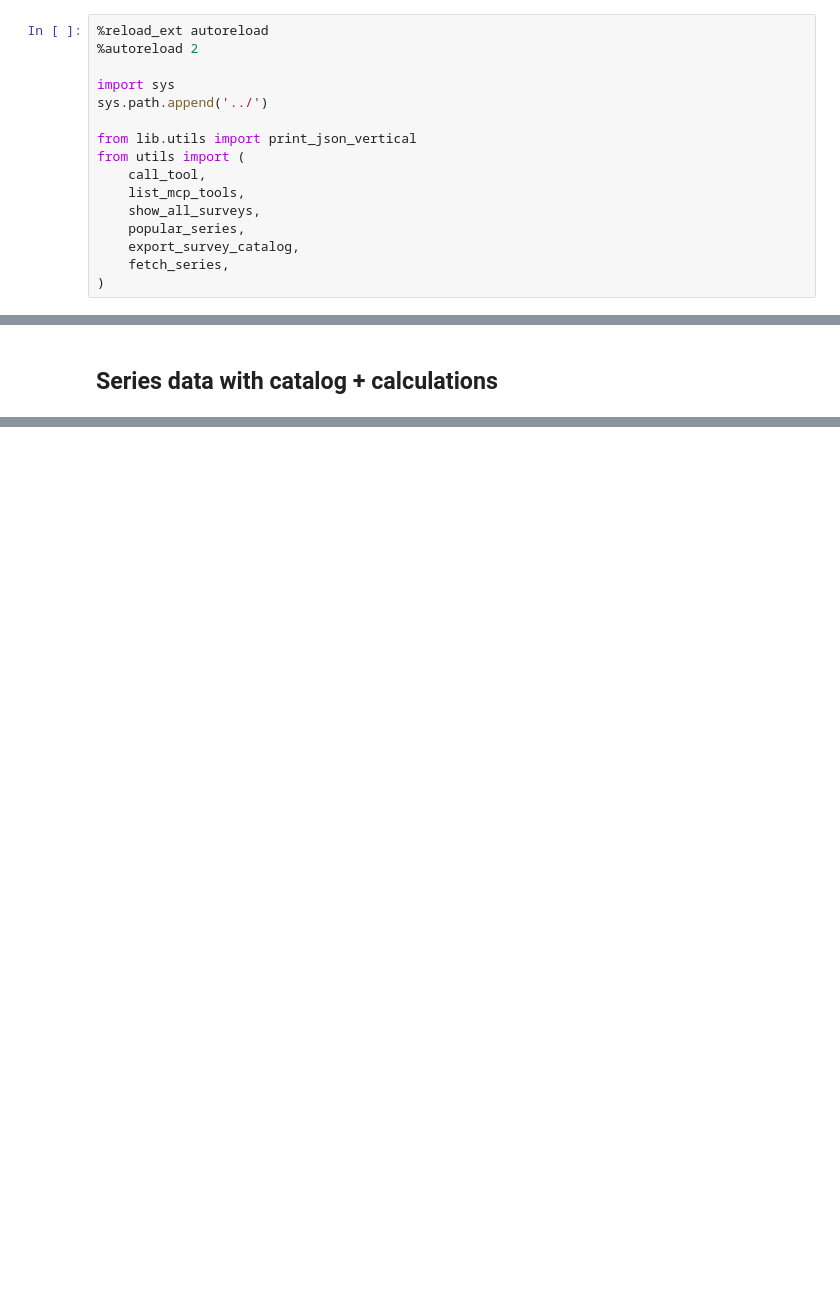
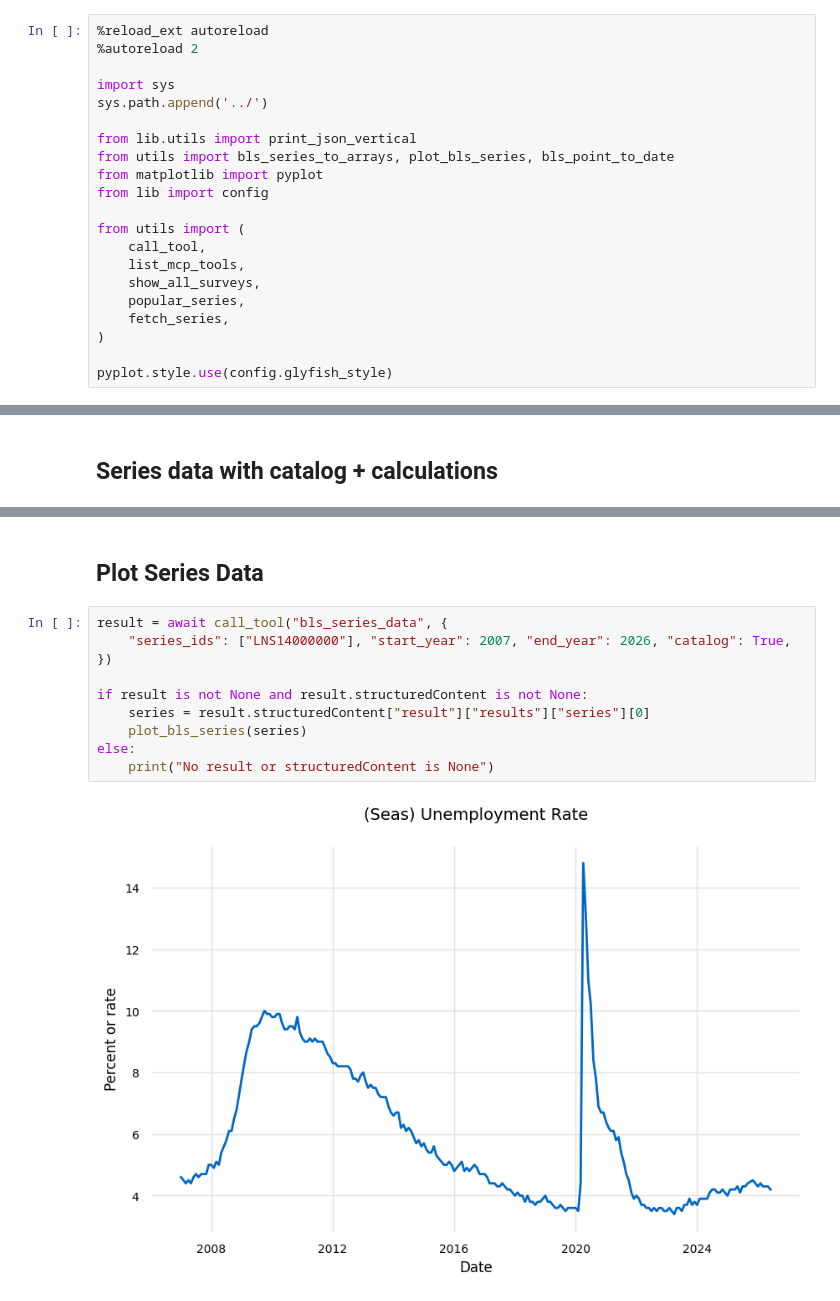
Before and after one commit to glyfish/meida, a Jupyter notebook: notebooks/bls/api.ipynb, the cells around one changed output, grey strips where cells are left out. Cells and saved outputs as stored; diff of their text form; blank space fills up the shorter version.

Commit message:
added BLS data and started bulding data for document store.

```diff
--- a/notebooks/bls/api.ipynb
+++ b/notebooks/bls/api.ipynb
@@ -10,14 +10,19 @@ import sys
 sys.path.append('../')
 
 from lib.utils import print_json_vertical
+from utils import bls_series_to_arrays, plot_bls_series, bls_point_to_date
+from matplotlib import pyplot
+from lib import config
+
 from utils import (
     call_tool,
     list_mcp_tools,
     show_all_surveys,
     popular_series,
-    export_survey_catalog,
     fetch_series,
 )
+
+pyplot.style.use(config.glyfish_style)
 # %% [markdown]
 ## Available tools
 # %%
@@ -57,0 +162,14 @@ print_json_vertical(result.structuredContent["result"])
+# %% [markdown]
+## Plot Series Data
+# %%
+result = await call_tool("bls_series_data", {
+    "series_ids": ["LNS14000000"], "start_year": 2007, "end_year": 2026, "catalog": True,
+})
+
+if result is not None and result.structuredContent is not None:
+    series = result.structuredContent["result"]["results"]["series"][0]
+    plot_bls_series(series)
+else:
+    print("No result or structuredContent is None")
+# %% [output]
+[figure, added]
```
Also changed, not shown: parts of 7 cells of this notebook, 11 other files.
